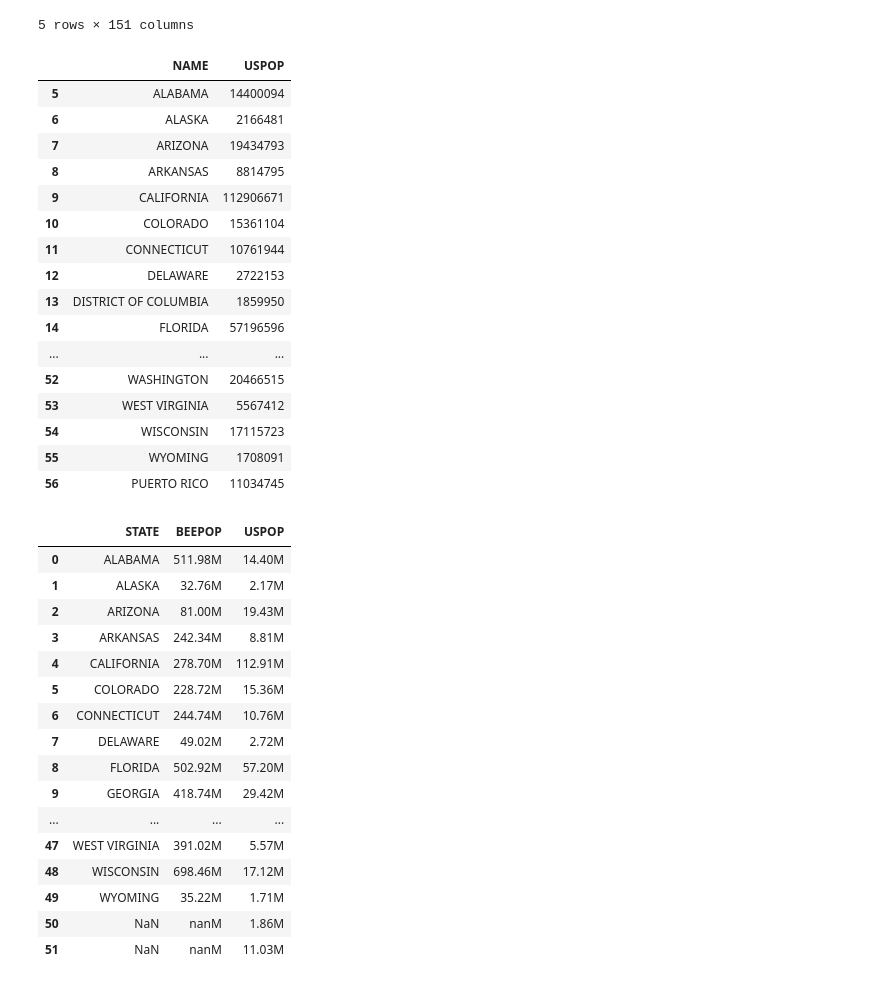
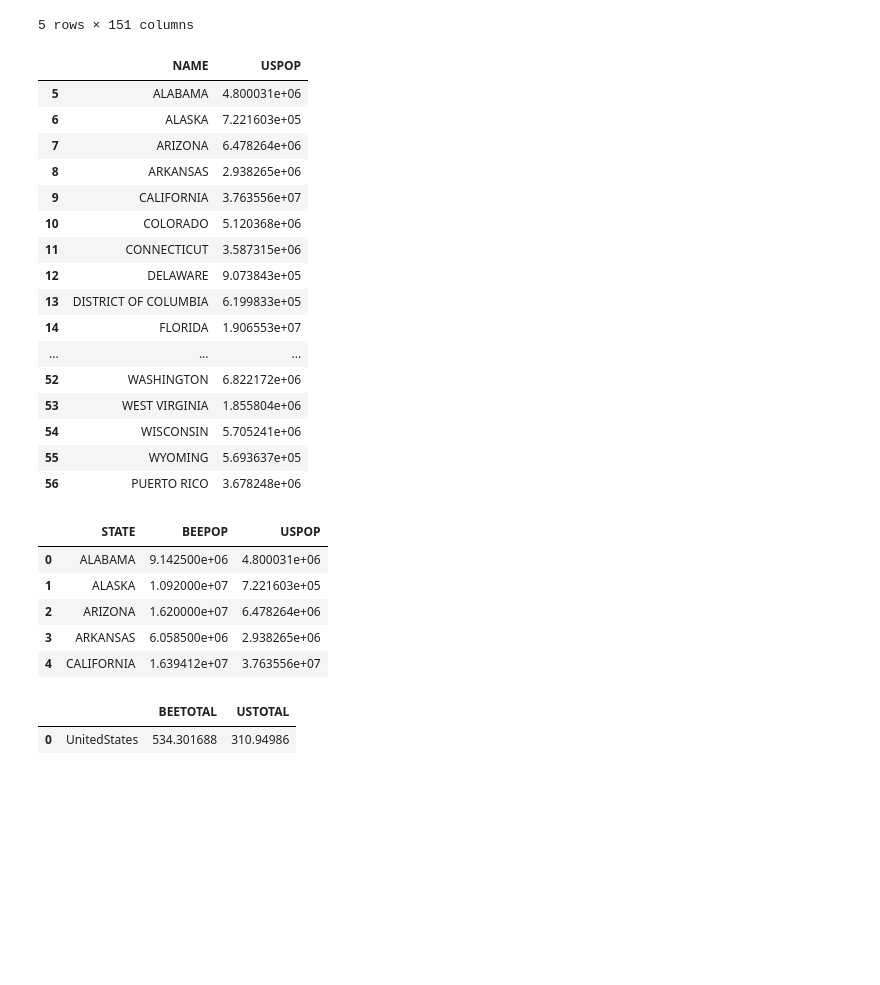
Before and after one commit to curtiscoleman/save_the_bees, a Jupyter notebook: Workbook.ipynb, the cells around one changed output. Cells and saved outputs as stored; diff of their text form; code cells hidden in the pictures; blank space fills up the shorter version.

```diff
--- a/Workbook.ipynb
+++ b/Workbook.ipynb
@@ -21,8 +23,9 @@ bee_data.head()
 | 4 | 2012 | END OF DEC | ALABAMA | 1 | BLACK BELT | 40 | HALE | 65.0 | 10.0 | ... |
 # %%
 year_select = bee_data[bee_data['Year'].between(2010,2012)]
-clean_bee_data = year_select.groupby('State')['Value'].sum().reset_index()
+clean_bee_data = year_select.groupby('State')['Value'].mean().reset_index()
 clean_bee_data.rename(columns={'Value': 'BEEPOP'}, inplace=True)
+clean_bee_data['BEEPOP'] = clean_bee_data['BEEPOP'].astype(float) * 60000
 clean_bee_data
 # %% [output]
 |  | State | BEEPOP |
@@ -53,51 +56,55 @@ us_data.head()
 | 4 | 20 | 4 | 0 | 0 | West Region | 71945553 | 71946907 | 72100436 | ... |
 5 rows × 151 columns
 # %%
-us_data['USPOP'] = us_data[['POPESTIMATE2010', 'POPESTIMATE2011', 'POPESTIMATE2012']].sum(axis=1)
+us_data['USPOP'] = us_data[['POPESTIMATE2010', 'POPESTIMATE2011', 'POPESTIMATE2012']].mean(axis=1).astype(float)
 clean_us_data = us_data[['NAME', 'USPOP']].copy()
 clean_us_data = clean_us_data.iloc[5:]
 clean_us_data['NAME'] = clean_us_data['NAME'].str.upper()
 clean_us_data
 # %% [output]
 |  | NAME | USPOP |
-| 5 | ALABAMA | 14400094 |
-| 6 | ALASKA | 2166481 |
-| 7 | ARIZONA | 19434793 |
-| 8 | ARKANSAS | 8814795 |
-| 9 | CALIFORNIA | 112906671 |
-| 10 | COLORADO | 15361104 |
-| 11 | CONNECTICUT | 10761944 |
-| 12 | DELAWARE | 2722153 |
-| 13 | DISTRICT OF COLUMBIA | 1859950 |
-| 14 | FLORIDA | 57196596 |
+| 5 | ALABAMA | 4.800031e+06 |
+| 6 | ALASKA | 7.221603e+05 |
+| 7 | ARIZONA | 6.478264e+06 |
+| 8 | ARKANSAS | 2.938265e+06 |
+| 9 | CALIFORNIA | 3.763556e+07 |
+| 10 | COLORADO | 5.120368e+06 |
+| 11 | CONNECTICUT | 3.587315e+06 |
+| 12 | DELAWARE | 9.073843e+05 |
+| 13 | DISTRICT OF COLUMBIA | 6.199833e+05 |
+| 14 | FLORIDA | 1.906553e+07 |
 | ... | ... | ... |
-| 52 | WASHINGTON | 20466515 |
-| 53 | WEST VIRGINIA | 5567412 |
-| 54 | WISCONSIN | 17115723 |
-| 55 | WYOMING | 1708091 |
-| 56 | PUERTO RICO | 11034745 |
+| 52 | WASHINGTON | 6.822172e+06 |
+| 53 | WEST VIRGINIA | 1.855804e+06 |
+| 54 | WISCONSIN | 5.705241e+06 |
+| 55 | WYOMING | 5.693637e+05 |
+| 56 | PUERTO RICO | 3.678248e+06 |
 # %%
 combined_data = pd.merge(clean_bee_data, clean_us_data, left_on='State', right_on='NAME', how='outer')
 combined_data.insert(0, 'STATE', combined_data['State'])
 combined_data.drop(['State', 'NAME'], axis=1, inplace=True)
-combined_data['BEEPOP'] = combined_data['BEEPOP'].apply(lambda x: '{:.2f}M'.format((x * 60000) / 1000000)).astype(str)
-combined_data['USPOP'] = combined_data['USPOP'].apply(lambda x: '{:.2f}M'.format(x / 1000000)).astype(str)
-combined_data
+combined_data.dropna(inplace=True)
+#combined_data['BEEPOP'] = combined_data['BEEPOP'].apply(lambda x: '{:.2f}M'.format(x / 1000000))
+#combined_data['USPOP'] = combined_data['USPOP'].apply(lambda x: '{:.2f}M'.format(x / 1000000))
+combined_data = pd.DataFrame({'STATE': combined_data['STATE'], 'BEEPOP': combined_data['BEEPOP'], 'USPOP': combined_data['USPOP']})
+combined_data.head()
 # %% [output]
 |  | STATE | BEEPOP | USPOP |
-| 0 | ALABAMA | 511.98M | 14.40M |
-| 1 | ALASKA | 32.76M | 2.17M |
-| 2 | ARIZONA | 81.00M | 19.43M |
-| 3 | ARKANSAS | 242.34M | 8.81M |
-| 4 | CALIFORNIA | 278.70M | 112.91M |
-| 5 | COLORADO | 228.72M | 15.36M |
-| 6 | CONNECTICUT | 244.74M | 10.76M |
-| 7 | DELAWARE | 49.02M | 2.72M |
-| 8 | FLORIDA | 502.92M | 57.20M |
-| 9 | GEORGIA | 418.74M | 29.42M |
-| ... | ... | ... | ... |
-| 47 | WEST VIRGINIA | 391.02M | 5.57M |
-| 48 | WISCONSIN | 698.46M | 17.12M |
-| 49 | WYOMING | 35.22M | 1.71M |
-| 50 | NaN | nanM | 1.86M |
-| 51 | NaN | nanM | 11.03M |
+| 0 | ALABAMA | 9.142500e+06 | 4.800031e+06 |
+| 1 | ALASKA | 1.092000e+07 | 7.221603e+05 |
+| 2 | ARIZONA | 1.620000e+07 | 6.478264e+06 |
+| 3 | ARKANSAS | 6.058500e+06 | 2.938265e+06 |
+| 4 | CALIFORNIA | 1.639412e+07 | 3.763556e+07 |
+# %%
+sum_1 = combined_data['BEEPOP'].sum() / 1000000
+sum_2 = combined_data['USPOP'].sum() / 1000000
+
+totals_data = pd.DataFrame({
+    '': ['UnitedStates'],
+    'BEETOTAL': [sum_1],
+    'USTOTAL': [sum_2]
+})
+totals_data
+# %% [output]
+|  |  | BEETOTAL | USTOTAL |
+| 0 | UnitedStates | 534.301688 | 310.94986 |
```
Also changed, not shown: parts of 3 cells of this notebook, 1 other file.
